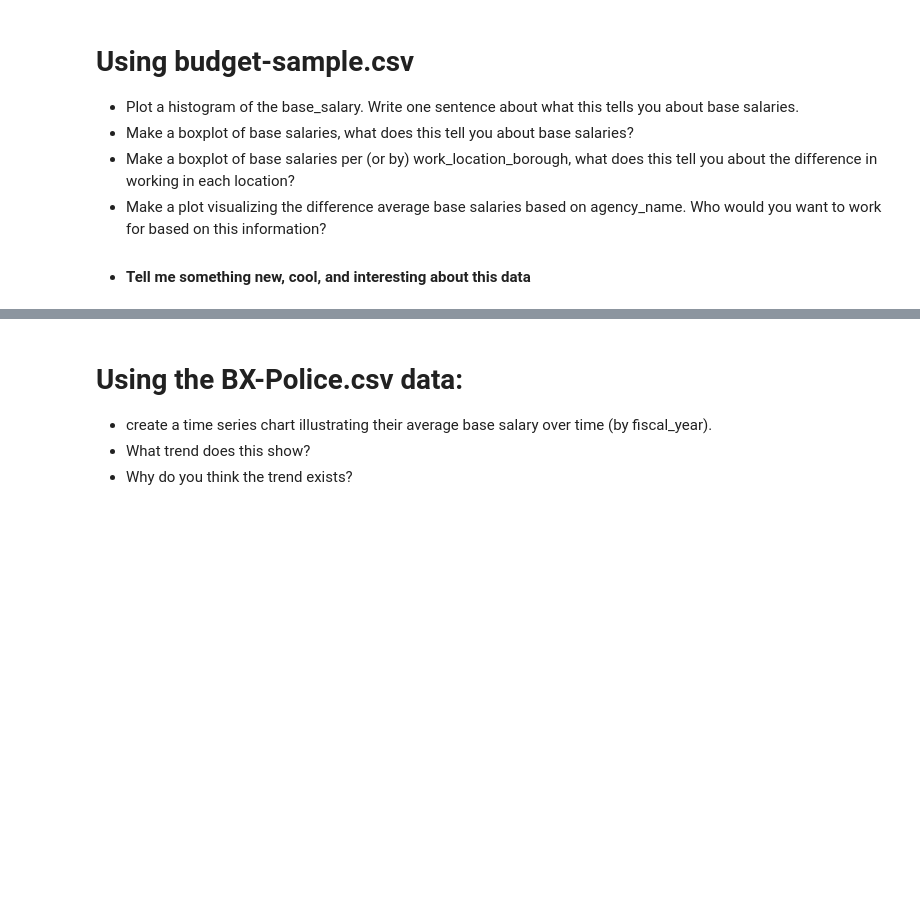
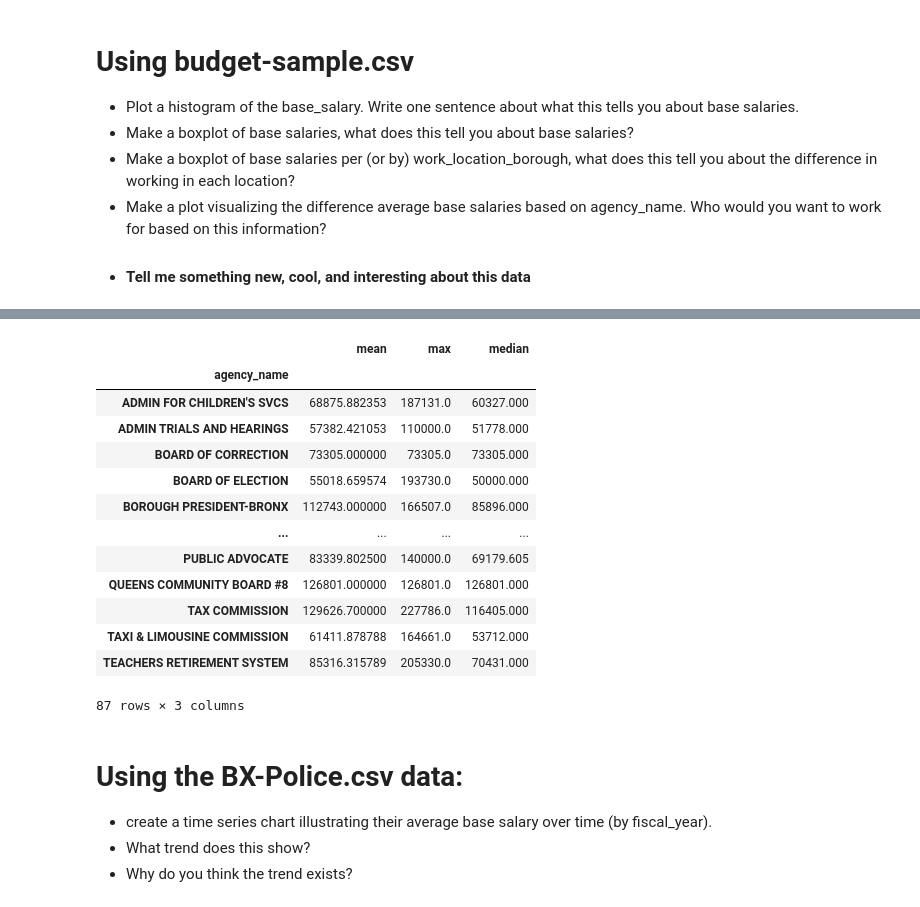
Before and after one commit to NeneWang/2022-fall-data-science, a Jupyter notebook: Week-08-Data-Visualization/Exercise.ipynb, the cells around one changed output, grey strips where cells are left out. Drawn from its saved outputs; the diff is of its cells as text; code cells hidden in the pictures; blank space fills up the shorter version.

```diff
--- a/Week-08-Data-Visualization/Exercise.ipynb
+++ b/Week-08-Data-Visualization/Exercise.ipynb
@@ -51,3 +72,23 @@ It tells you that that most of the salaries are from 50k to 100k, and that I am
+# %%
+gb = df.groupby("agency_name")
+agg = gb["base_salary"].agg(["mean", "max", "median"])
+# %%
+agg
+# %% [output]
+|  | mean | max | median |
+| agency_name |  |  |  |
+| ADMIN FOR CHILDREN'S SVCS | 68875.882353 | 187131.0 | 60327.000 |
+| ADMIN TRIALS AND HEARINGS | 57382.421053 | 110000.0 | 51778.000 |
+| BOARD OF CORRECTION | 73305.000000 | 73305.0 | 73305.000 |
+| BOARD OF ELECTION | 55018.659574 | 193730.0 | 50000.000 |
+| BOROUGH PRESIDENT-BRONX | 112743.000000 | 166507.0 | 85896.000 |
+| ... | ... | ... | ... |
+| PUBLIC ADVOCATE | 83339.802500 | 140000.0 | 69179.605 |
+| QUEENS COMMUNITY BOARD #8 | 126801.000000 | 126801.0 | 126801.000 |
+| TAX COMMISSION | 129626.700000 | 227786.0 | 116405.000 |
+| TAXI & LIMOUSINE COMMISSION | 61411.878788 | 164661.0 | 53712.000 |
+| TEACHERS RETIREMENT SYSTEM | 85316.315789 | 205330.0 | 70431.000 |
+87 rows × 3 columns
 # %% [markdown]
 # Using the BX-Police.csv data:
 * create a time series chart illustrating their average base salary over time (by fiscal_year).
```
Also changed, not shown: parts of 11 cells of this notebook.
